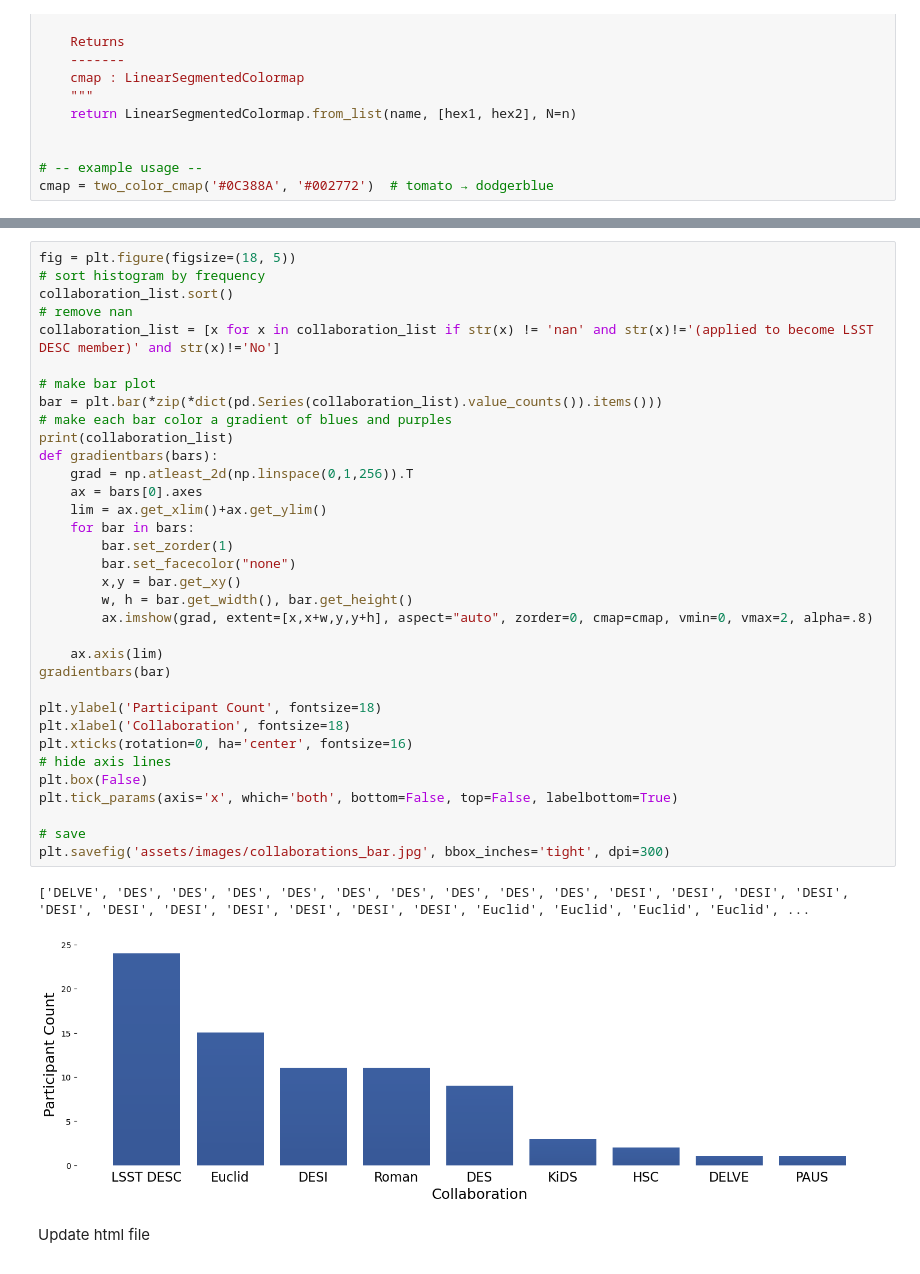
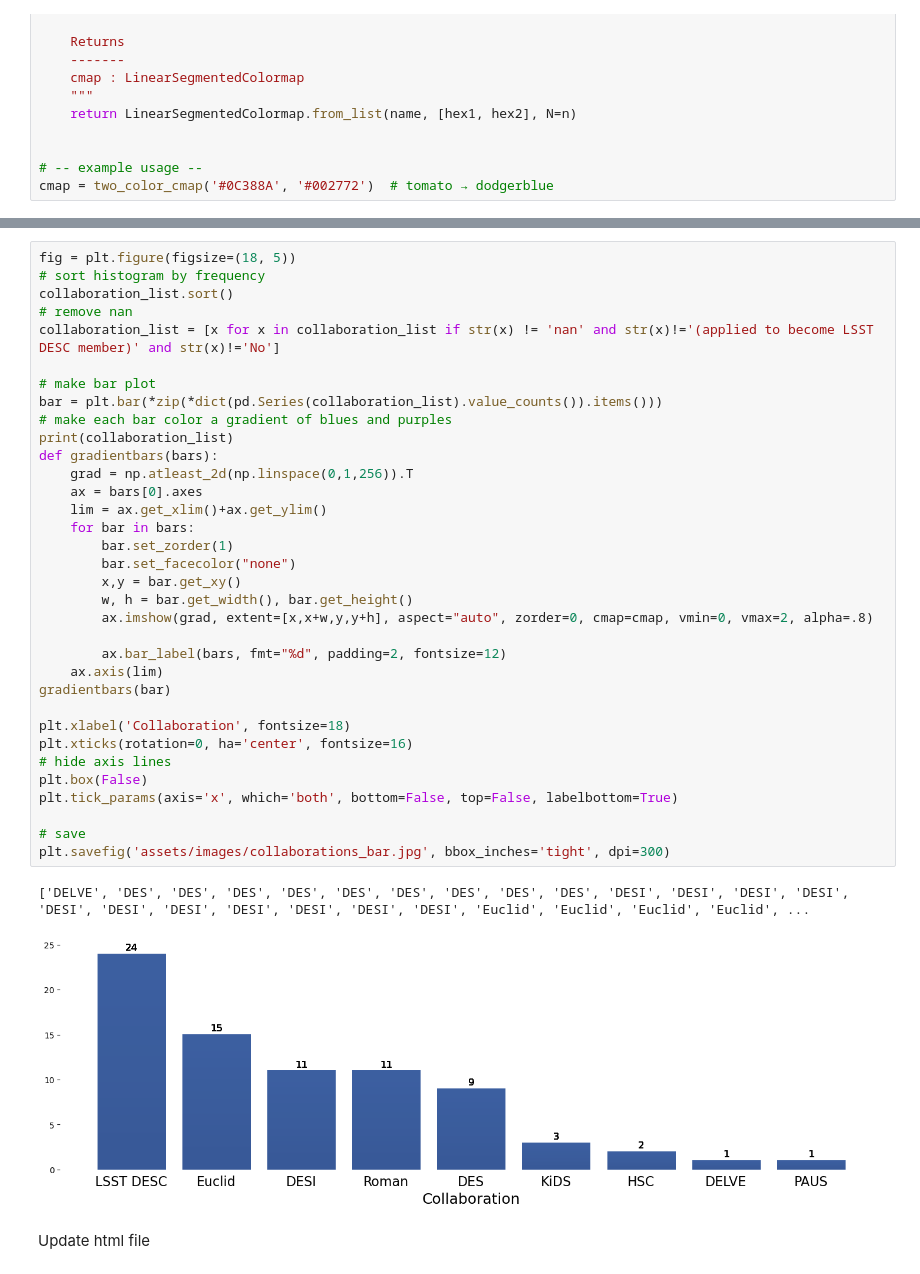
Before and after one commit to echo-IA/CAROLINA, a Jupyter notebook: docs/echo_ia_participants.ipynb, the cells around one changed output, grey strips where cells are left out. Cells and saved outputs as stored; diff of their text form.

Commit message:
Improved Plot of participant count in each collaboration to participants page

```diff
--- a/docs/echo_ia_participants.ipynb
+++ b/docs/echo_ia_participants.ipynb
@@ -173,35 +241,35 @@ collaboration_list.sort()
 collaboration_list = [x for x in collaboration_list if str(x) != 'nan' and str(x)!='(applied to become LSST DESC member)' and str(x)!='No']
 
 # make bar plot
 bar = plt.bar(*zip(*dict(pd.Series(collaboration_list).value_counts()).items()))
 # make each bar color a gradient of blues and purples
 print(collaboration_list)
 def gradientbars(bars):
     grad = np.atleast_2d(np.linspace(0,1,256)).T
     ax = bars[0].axes
     lim = ax.get_xlim()+ax.get_ylim()
     for bar in bars:
         bar.set_zorder(1)
         bar.set_facecolor("none")
         x,y = bar.get_xy()
         w, h = bar.get_width(), bar.get_height()
         ax.imshow(grad, extent=[x,x+w,y,y+h], aspect="auto", zorder=0, cmap=cmap, vmin=0, vmax=2, alpha=.8)
 
+        ax.bar_label(bars, fmt="%d", padding=2, fontsize=12)
     ax.axis(lim)
 gradientbars(bar)
 
-plt.ylabel('Participant Count', fontsize=18)
 plt.xlabel('Collaboration', fontsize=18)
 plt.xticks(rotation=0, ha='center', fontsize=16)
 # hide axis lines
 plt.box(False)
 plt.tick_params(axis='x', which='both', bottom=False, top=False, labelbottom=True)
 
 # save
 plt.savefig('assets/images/collaborations_bar.jpg', bbox_inches='tight', dpi=300)
 # %% [output]
 ['DELVE', 'DES', 'DES', 'DES', 'DES', 'DES', 'DES', 'DES', 'DES', 'DES', 'DESI', 'DESI', 'DESI', 'DESI', 'DESI', 'DESI', 'DESI', 'DESI', 'DESI', 'DESI', 'DESI', 'Euclid', 'Euclid', 'Euclid', 'Euclid', ...
-[figure, old version]
+[figure, new version]
 # %% [markdown]
 Update html file
 # %%
```
Also changed, not shown: parts of 1 cell of this notebook, 1 other file.
